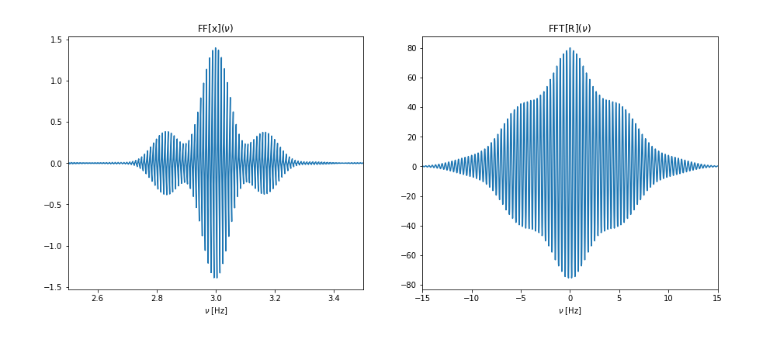
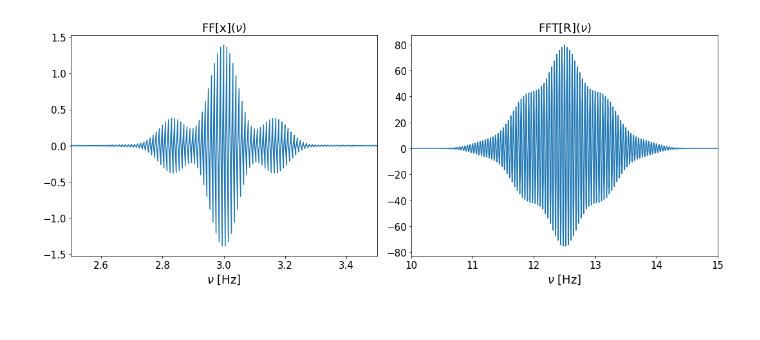
Before and after one commit to rmadar/ExamplesWithPython, a Jupyter notebook: ExampleFFT.ipynb, the cells around one changed output. Drawn from its saved outputs; the diff is of its cells as text; code cells hidden in the pictures.

```diff
--- a/ExampleFFT.ipynb
+++ b/ExampleFFT.ipynb
@@ -113,16 +211,18 @@ Corr_rfft_norm  = Corr_rfft / np.sqrt(len(Corr_rfft))
 # %%
 # Plot these two functions
 plt.figure(figsize=(15,6))
 plt.subplot(121)
-plt.title('FF[x]($\\nu$)')
-plt.xlabel('$\\nu$ [Hz]')
+plt.title('FF[x]($\\nu$)', fontsize=title_fsize)
+plt.xlabel('$\\nu$ [Hz]' , fontsize=title_fsize)
+plt.xticks(fontsize=ticks_fsize); plt.yticks(fontsize=ticks_fsize)
 plt.xlim(2.5,3.5)
 plt.plot(rfreq,x_rfft_norm)
 plt.subplot(122)
-plt.title('FFT[R]($\\nu$)')
-plt.xlabel('$\\nu$ [Hz]')
-plt.xlim(-15,15)
-plt.plot(time,autocorr)
-plt.show()
+plt.title('FFT[R]($\\nu$)', fontsize=title_fsize)
+plt.xlabel('$\\nu$ [Hz]'  , fontsize=title_fsize)
+plt.xticks(fontsize=ticks_fsize); plt.yticks(fontsize=ticks_fsize)
+plt.xlim(10,15)
+plt.plot(rfreq,autocorr)
+plt.tight_layout()
 # %% [output]
-[figure, old version]
+[figure, new version]
```
Also changed, not shown: parts of 13 cells of this notebook.
